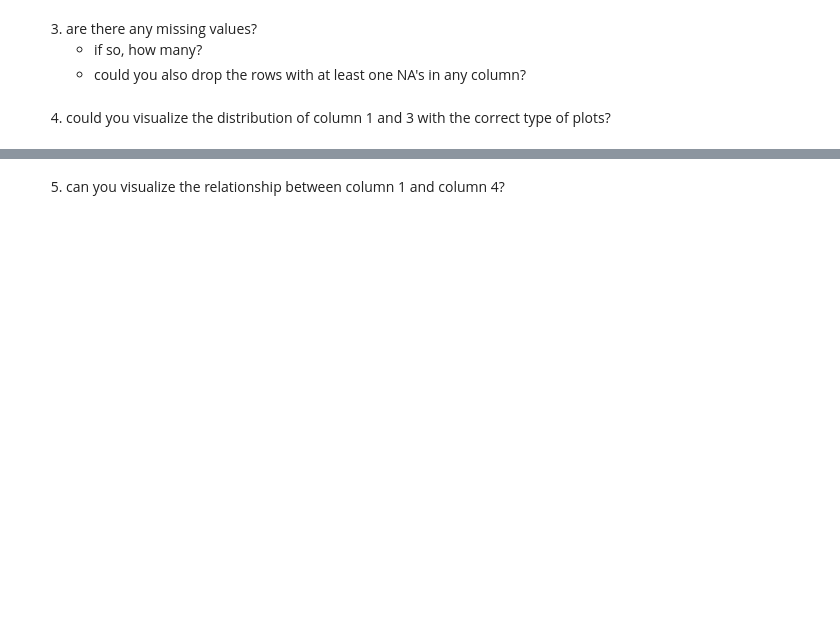
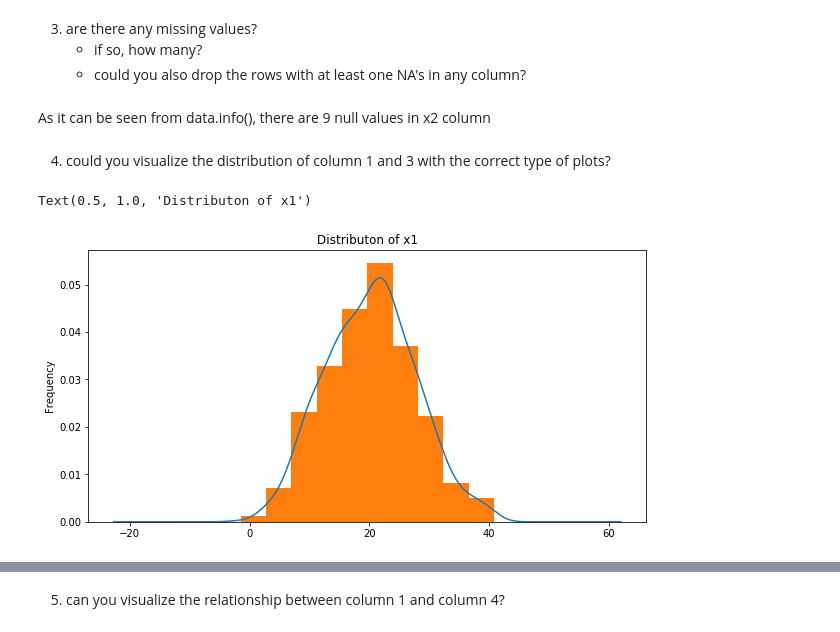
Before and after one commit to azamat1ch/interview_W20IS006, a Jupyter notebook: interview_questions_for_W20IS006.ipynb, the cells around one changed output, grey strips where cells are left out. Saved outputs shown, nothing was run; the diff lists cells and outputs as text; code cells hidden in the pictures; blank space fills up the shorter version.

```diff
--- a/interview_questions_for_W20IS006.ipynb
+++ b/interview_questions_for_W20IS006.ipynb
@@ -59,3 +99,7 @@ please limit the use of package to
     - https://gist.githubusercontent.com/zhiyzuo/2b53d783910290d2d1f068d9c74111c5/raw/447f9a2dc946ea918363f93aeb0eff89ec3b6781/data.csv
     - what's the dimension of this data?
     - what are the types of the columns?
+# %%
+data=pd.read_csv('data.csv')
+print('Dimension of the data is:',data.ndim)
+print(data.info())
@@ -63,5 +120,16 @@ please limit the use of package to
 3. are there any missing values?
     - if so, how many?
     - could you also drop the rows with at least one NA's in any column?
+# %% [markdown]
+As it can be seen from data.info(), there are 9 null values in x2 column
+# %%
+data.dropna(axis=0,inplace=True)
 # %% [markdown]
 4. could you visualize the distribution of column 1 and 3 with the correct type of plots?
+# %%
+data['x1'].plot.kde()
+data['x1'].plot.hist(density=True, figsize=(10,5))
+plt.title('Distributon of x1')
+# %% [output]
+Text(0.5, 1.0, 'Distributon of x1')
+[figure, added]
```
Also changed, not shown: parts of 16 cells of this notebook.
